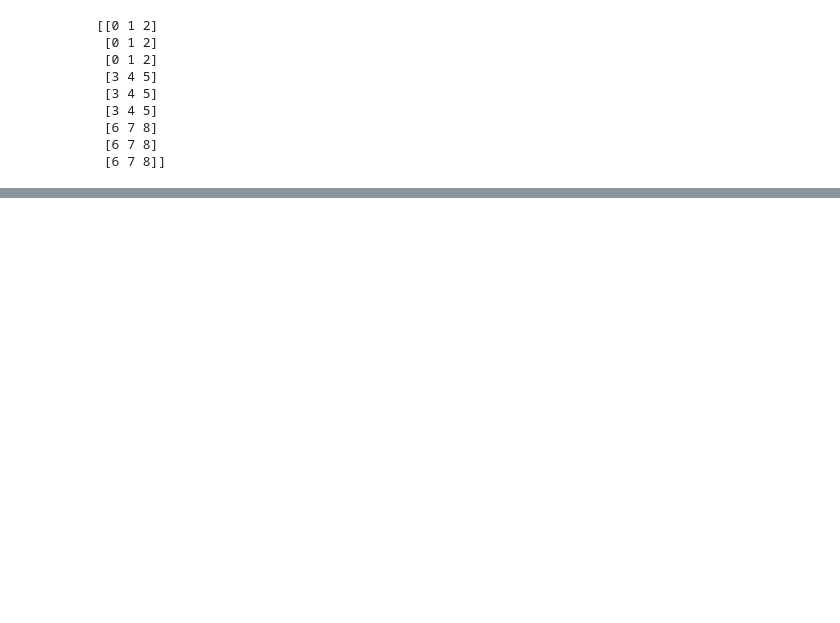
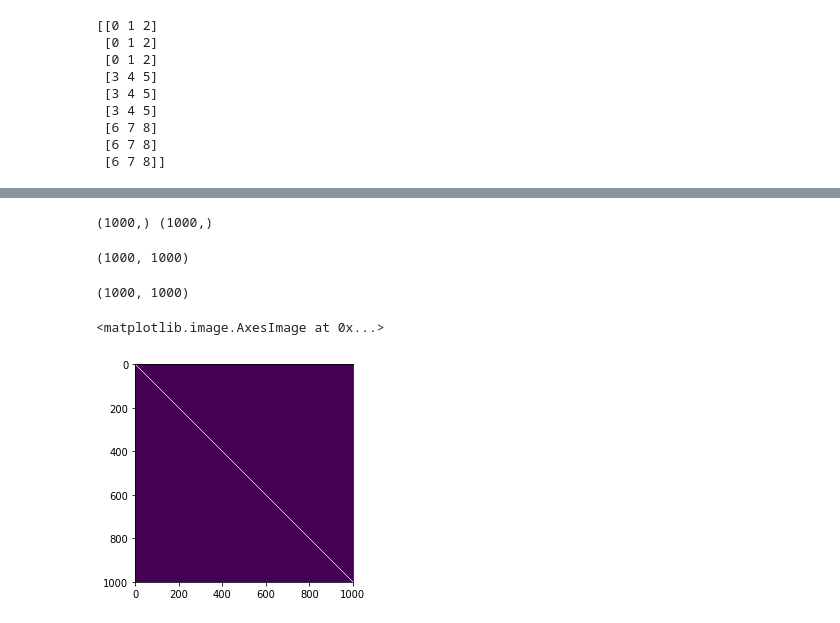
Before and after one commit to lihenryhfl/SpectralVAEGAN, a Jupyter notebook: src/applications/einsum_experiments.ipynb, the cells around one changed output, grey strips where cells are left out. Drawn from its saved outputs; the diff is of its cells as text; code cells hidden in the pictures; blank space fills up the shorter version.

```diff
--- a/src/applications/einsum_experiments.ipynb
+++ b/src/applications/einsum_experiments.ipynb
@@ -251,7 +251,16 @@ def pairwise_dists(A, B):
 
     # turn r into column vector
     r_A, r_B = np.reshape(r_A, [-1, 1]), np.reshape(r_B, [-1, 1])
-    D = r_A - 2 * np.matmul(A, B.T) + np.transpose(r_B)
+    D = r_A - 2 * np.matmul(A, np.transpose(B)) + np.transpose(r_B)
+
+    return D
+
+def tf_pairwise_dists(A, B):
+    r_A, r_B = tf.reduce_sum(A*A, axis=1), tf.reduce_sum(B*B, axis=1)
+
+    # turn r into column vector
+    r_A, r_B = tf.reshape(r_A, [-1, 1]), tf.reshape(r_B, [-1, 1])
+    D = r_A - 2 * tf.matmul(A, tf.transpose(B)) + tf.transpose(r_B)
 
     return D
 
@@ -412,0 +471,32 @@ print(W_)
+# %%
+n = 10
+W = np.random.normal(loc=0, scale=.1, size = (n, n))
+W = dists = pairwise_dists(W, W)
+W = np.exp(-W)
+D_inv = np.diag(1 / np.sum(W, axis=1))
+
+# row and column normalize W
+W = D_inv.dot(W.dot(D_inv))
+
+# compute P
+D_inv = np.diag(1 / np.sum(W, axis=1))
+P = D_inv.dot(W)
+
+# compute L
+D_half_inv_diag = 1 / np.sqrt(np.sum(W, axis=1))
+D_half_inv = np.diag(1 / np.sqrt(np.sum(W, axis=1)))
+D_half = np.diag(np.sqrt(np.sum(W, axis=1)))
+L = D_half_inv.dot(W.dot(D_half_inv))
+
+e, v = np.linalg.eig(L)
+
+L_recon = np.einsum('ij,jk->ik', v, np.einsum('i,ji->ij', e, v))
+L_recon2 = np.matmul(np.matmul(v, np.diag(e)), v.T)
+
+print(np.linalg.norm(L_recon - L), np.linalg.norm(L_recon2 - L_recon))
+
+print('right eigenvectors of P (should be ones):', np.matmul(P, np.ones(shape=(P.shape[0], 1))))
+norm_v = v[:,0] / np.sum(v[:,0])
+print('right eigenvectors of L:', norm_v)
+print('right eigenvectors of P in terms of the right eigenvectors of L (should be ones again):', norm_v.dot(D_half_inv))
+print('right eigenvectors of P in terms of the right eigenvectors of L (should be ones again):', norm_v * D_half_inv_diag)
@@ -412,0 +553,24 @@ print(W_)
+# %%
+dhi = 1 / np.sqrt(np.sum(W, axis=1))
+print(norm_v.shape, dhi.shape)
+# %% [output]
+(1000,) (1000,)
+# %%
+ep, vp = np.linalg.eig(P)
+vp_recon = np.einsum('ij,i->ij', v, dhi)
+vp_recon /= np.sum(vp_recon)
+# vp_recon = np.einsum('j,ij->ij', 1 / np.sum(vp_recon, axis=0), vp_recon)
+vp_recon.shape
+# %% [output]
+(1000, 1000)
+# %%
+# vp =  np.einsum('j,ij->ij', 1 / np.sum(vp, axis=0), vp)
+vp /= np.sum(vp)
+vp.shape
+# %% [output]
+(1000, 1000)
+# %%
+plt.imshow(W)
+# %% [output]
+<matplotlib.image.AxesImage at 0x...>
+[figure, added]
```
Also changed, not shown: parts of 22 cells of this notebook, 3 other files.
